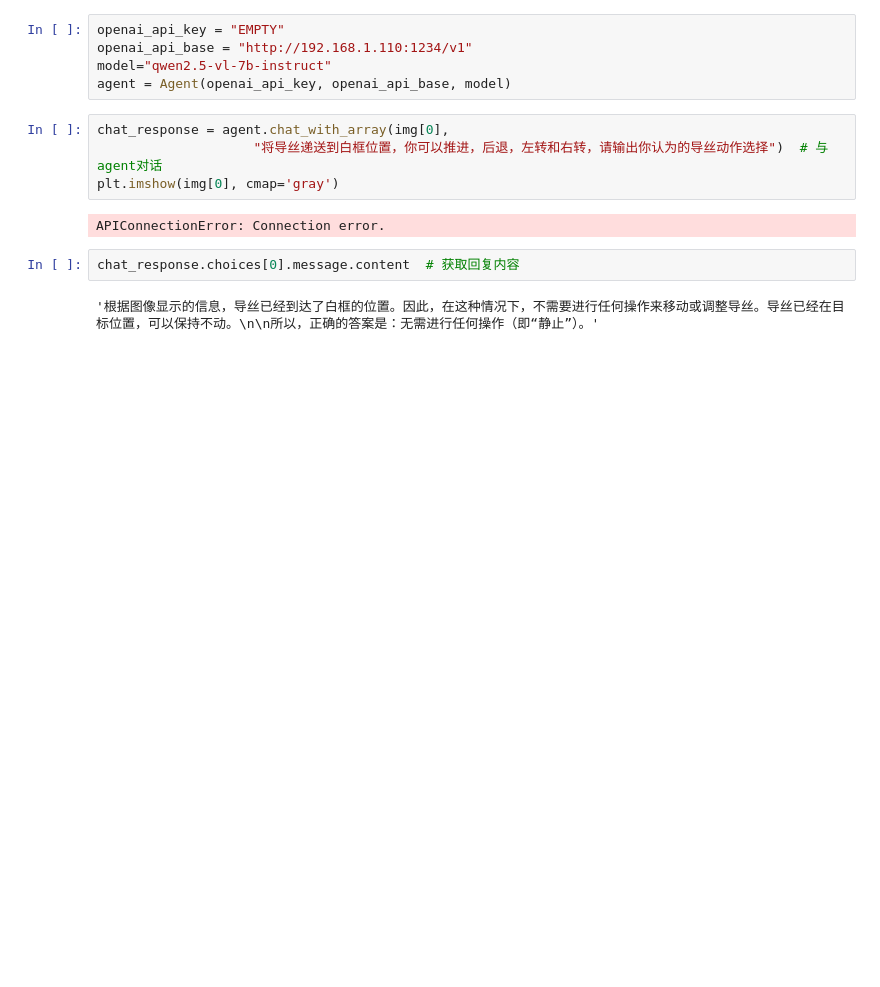
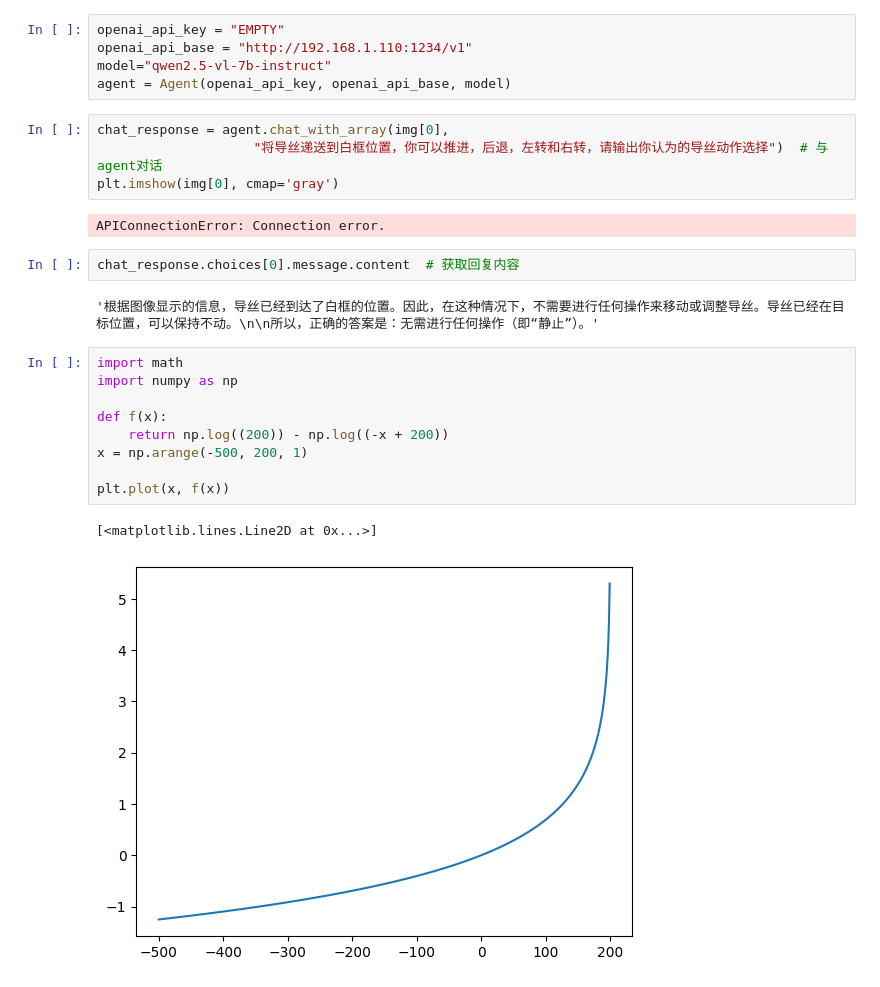
Before and after one commit to umeiko/guide-sim, a Jupyter notebook: starter.ipynb, the cells around one changed output. Saved outputs shown, nothing was run; the diff lists cells and outputs as text; blank space fills up the shorter version.

```diff
--- a/starter.ipynb
+++ b/starter.ipynb
@@ -122,3 +151,15 @@ APIConnectionError: Connection error.
 chat_response.choices[0].message.content  # 获取回复内容
 # %% [output]
 '根据图像显示的信息，导丝已经到达了白框的位置。因此，在这种情况下，不需要进行任何操作来移动或调整导丝。导丝已经在目标位置，可以保持不动。\n\n所以，正确的答案是：无需进行任何操作（即“静止”）。'
+# %%
+import math
+import numpy as np
+
+def f(x):
+    return np.log((200)) - np.log((-x + 200))
+x = np.arange(-500, 200, 1)
+
+plt.plot(x, f(x))
+# %% [output]
+[<matplotlib.lines.Line2D at 0x...>]
+[figure, added]
```
Also changed, not shown: parts of 10 cells of this notebook, 5 other files.
